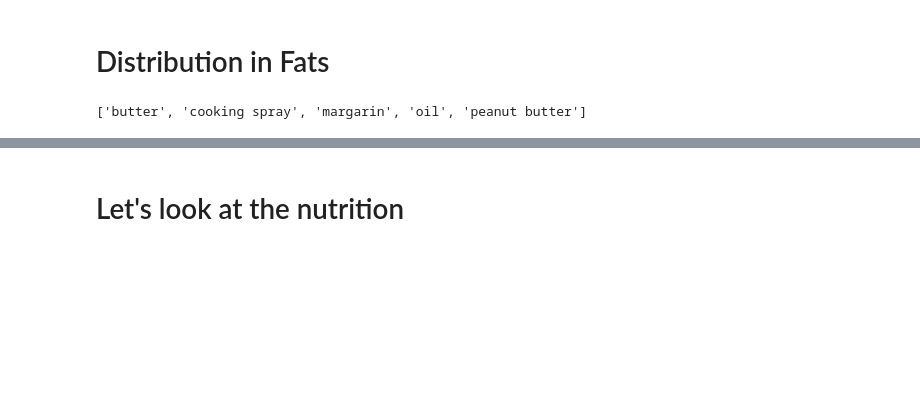
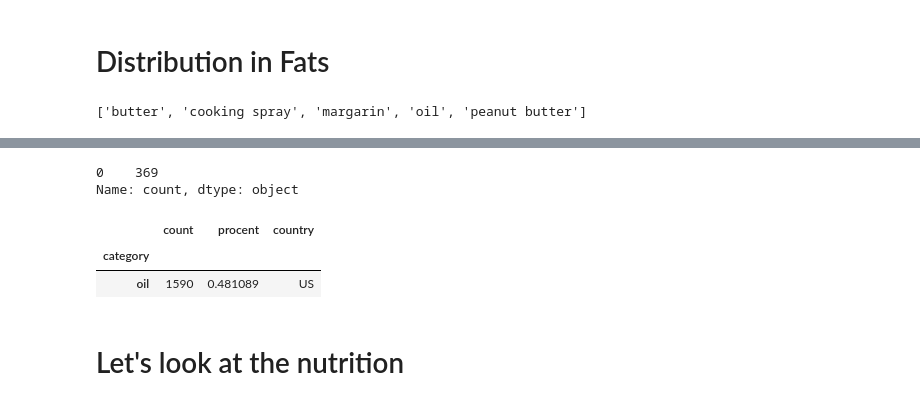
Before and after one commit to emmwel/ADAeda, a Jupyter notebook: Project/Category-fats.ipynb, the cells around one changed output, grey strips where cells are left out. Drawn from its saved outputs; the diff is of its cells as text; code cells hidden in the pictures; blank space fills up the shorter version.

```diff
--- a/Project/Category-fats.ipynb
+++ b/Project/Category-fats.ipynb
@@ -18,5 +18,5 @@ france = pd.read_csv(data_folder + "france_data.csv.zip", sep=',', dtype=object)
 # %%
-us = pd.read_csv(data_folder + "us_data.csv.zip", sep=',', dtype=object)
+us = pd.read_csv(data_folder + "us_data.csv", sep=',', dtype=object)
 # %% [markdown]
 Select the "fats" data
 # %%
@@ -55,7 +55,7 @@ def create_distribution(df,categories):
     for i in range(categories.shape[0]):
         tag = categories[i,0]
         category = categories[i,1]
-        newRow = pd.DataFrame([[tag, category, relevant_rows(df,[tag]).shape[0]]], columns=['tag','category','count'])
+        newRow = pd.DataFrame([[tag, category, select_entries(df,[tag]).shape[0]]], columns=['tag','category','count'])
         distribution = distribution.append(newRow)
         df = clean_categories(df, [tag])
     return distribution, df.shape[0], df
@@ -94,3 +94,14 @@ sns.set(style="whitegrid")
 g = sns.barplot(x='category', y="procent", hue="country", data=distribution,palette="muted")
 # %% [output]
 [figure]
+# %%
+us_distri[us_distri.tag == "oliv"]['count']/ us_distri_grouped[3]
+# %% [output]
+0    369
+Name: count, dtype: object
+# %%
+us_distri_grouped[us_distri_grouped.index == "oil"][count]
+# %% [output]
+|  | count | procent | country |
+| category |  |  |  |
+| oil | 1590 | 0.481089 | US |
```
Also changed, not shown: parts of 5 cells of this notebook, 1 other file.
